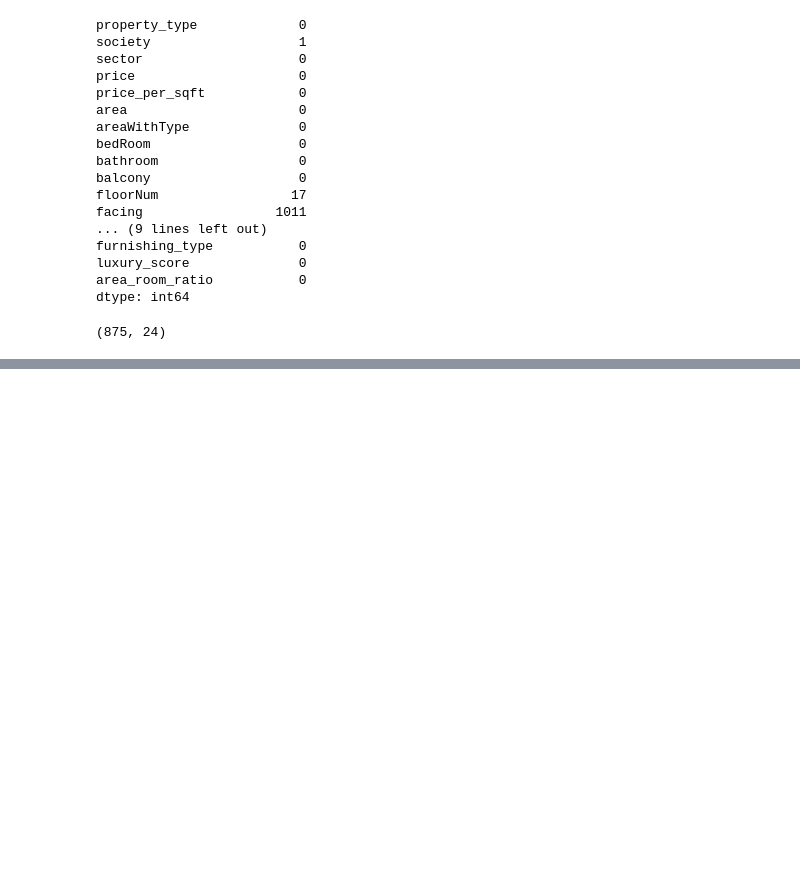
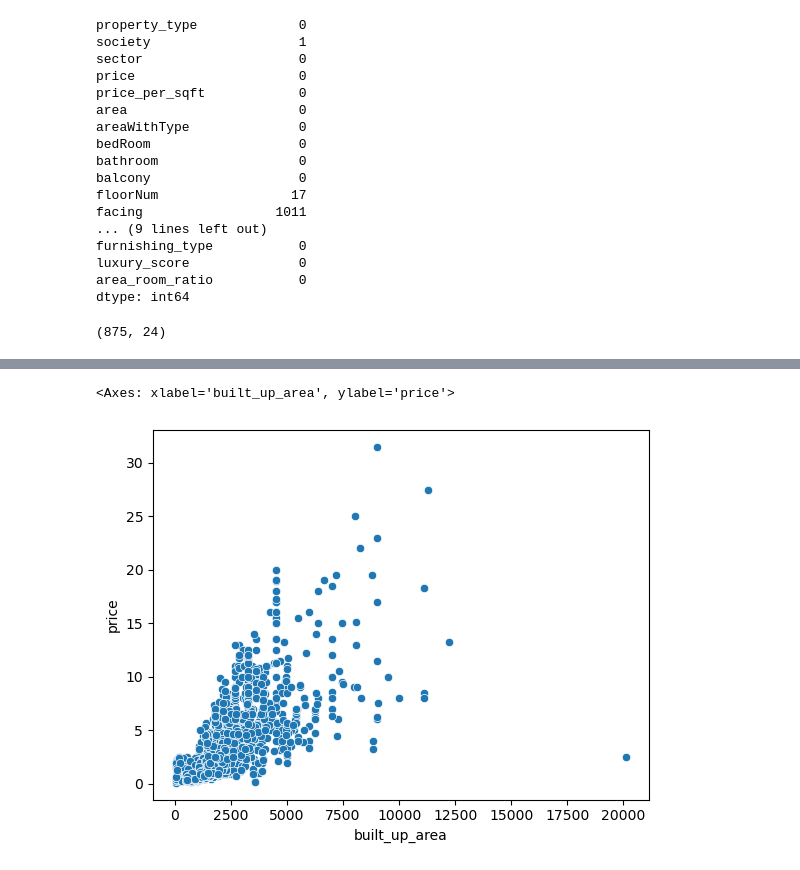
Before and after one commit to samirKeshwani2201/Real-Estate-Project, a Jupyter notebook: missing-value-imputation.ipynb, the cells around one changed output, grey strips where cells are left out. Saved outputs shown, nothing was run; the diff lists cells and outputs as text; code cells hidden in the pictures; blank space fills up the shorter version.

```diff
--- a/missing-value-imputation.ipynb
+++ b/missing-value-imputation.ipynb
@@ -134,0 +216,2 @@ sb_df.shape
+# %%
+anamoly_df=df[(df['built_up_area']<2000)& (df['price']>2.5)][['price','area','built_up_area']]
@@ -134,0 +227,2 @@ sb_df.shape
+# %%
+anamoly_df['built_up_area']=anamoly_df['area']
@@ -134,0 +238,7 @@ sb_df.shape
+# %%
+df.update(anamoly_df)
+# %%
+sns.scatterplot(x=df['built_up_area'],y=df['price'])
+# %% [output]
+<Axes: xlabel='built_up_area', ylabel='price'>
+[figure, added]
```
Also changed, not shown: parts of 47 cells of this notebook, 1 other file.
